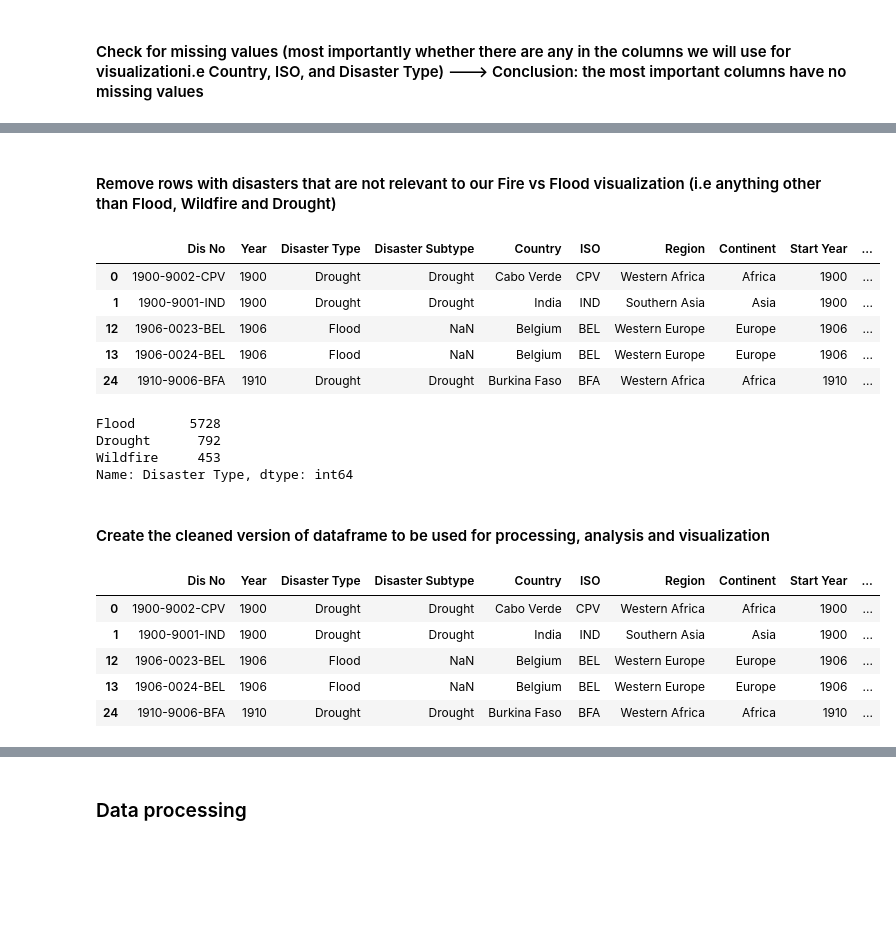
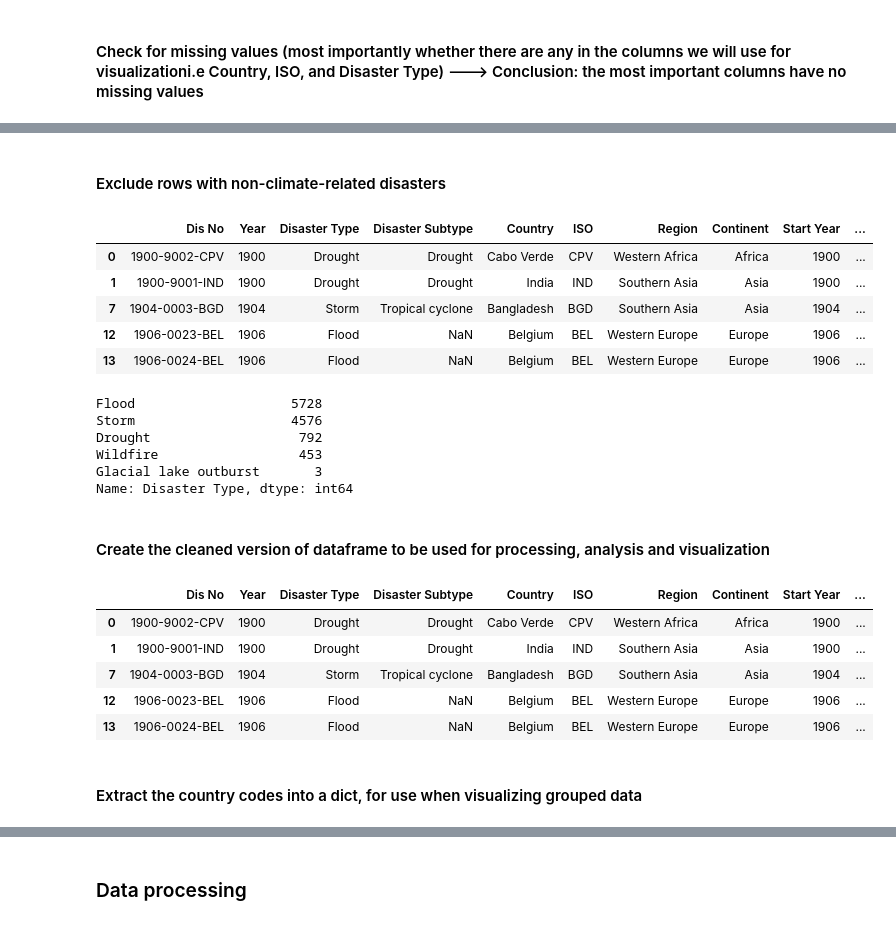
Before and after one commit to NLSanyu/CA682-Data-Visualization, a Jupyter notebook: EM-DAT Data Exploration.ipynb, the cells around one changed output, grey strips where cells are left out. Cells and saved outputs as stored; diff of their text form; code cells hidden in the pictures; blank space fills up the shorter version.

```diff
--- a/EM-DAT Data Exploration.ipynb
+++ b/EM-DAT Data Exploration.ipynb
@@ -158,25 +158,27 @@ No Affected          6918
 No Homeless         14000
 Total Affected       4473
 dtype: int64
-# %% [markdown]
-#### Remove rows with disasters that are not relevant to our Fire vs Flood visualization (i.e anything other than Flood, Wildfire and Drought)
+# %% [markdown]
+#### Exclude rows with non-climate-related disasters
 # %%
-relevant_disasters = ["Flood", "Wildfire", "Drought"]
-df_rows_reduced = df_cols_reduced[df_cols_reduced["Disaster Type"].isin(relevant_disasters)]
+climate_related_disasters = ["Flood", "Storm", "Drought", "Extreme temperature", "Wildfire", "Glacial lake outburst"]
+df_rows_reduced = df_cols_reduced[df_cols_reduced["Disaster Type"].isin(climate_related_disasters)]
 df_rows_reduced.head()
 # %% [output]
 |  | Dis No | Year | Disaster Type | Disaster Subtype | Country | ISO | Region | Continent | Start Year | ... |
 | 0 | 1900-9002-CPV | 1900 | Drought | Drought | Cabo Verde | CPV | Western Africa | Africa | 1900 | ... |
 | 1 | 1900-9001-IND | 1900 | Drought | Drought | India | IND | Southern Asia | Asia | 1900 | ... |
+| 7 | 1904-0003-BGD | 1904 | Storm | Tropical cyclone | Bangladesh | BGD | Southern Asia | Asia | 1904 | ... |
 | 12 | 1906-0023-BEL | 1906 | Flood | NaN | Belgium | BEL | Western Europe | Europe | 1906 | ... |
 | 13 | 1906-0024-BEL | 1906 | Flood | NaN | Belgium | BEL | Western Europe | Europe | 1906 | ... |
-| 24 | 1910-9006-BFA | 1910 | Drought | Drought | Burkina Faso | BFA | Western Africa | Africa | 1910 | ... |
 # %%
 df_rows_reduced["Disaster Type"].value_counts()
 # %% [output]
-Flood       5728
-Drought      792
-Wildfire     453
+Flood                    5728
+Storm                    4576
+Drought                   792
+Wildfire                  453
+Glacial lake outburst       3
 Name: Disaster Type, dtype: int64
 # %% [markdown]
 #### Create the cleaned version of dataframe to be used for processing, analysis and visualization
@@ -187,6 +189,8 @@ cleaned_df.head()
 |  | Dis No | Year | Disaster Type | Disaster Subtype | Country | ISO | Region | Continent | Start Year | ... |
 | 0 | 1900-9002-CPV | 1900 | Drought | Drought | Cabo Verde | CPV | Western Africa | Africa | 1900 | ... |
 | 1 | 1900-9001-IND | 1900 | Drought | Drought | India | IND | Southern Asia | Asia | 1900 | ... |
+| 7 | 1904-0003-BGD | 1904 | Storm | Tropical cyclone | Bangladesh | BGD | Southern Asia | Asia | 1904 | ... |
 | 12 | 1906-0023-BEL | 1906 | Flood | NaN | Belgium | BEL | Western Europe | Europe | 1906 | ... |
 | 13 | 1906-0024-BEL | 1906 | Flood | NaN | Belgium | BEL | Western Europe | Europe | 1906 | ... |
-| 24 | 1910-9006-BFA | 1910 | Drought | Drought | Burkina Faso | BFA | Western Africa | Africa | 1910 | ... |
+# %% [markdown]
+#### Extract the country codes into a dict, for use when visualizing grouped data
```
Also changed, not shown: parts of 23 cells of this notebook, 1 other file.
